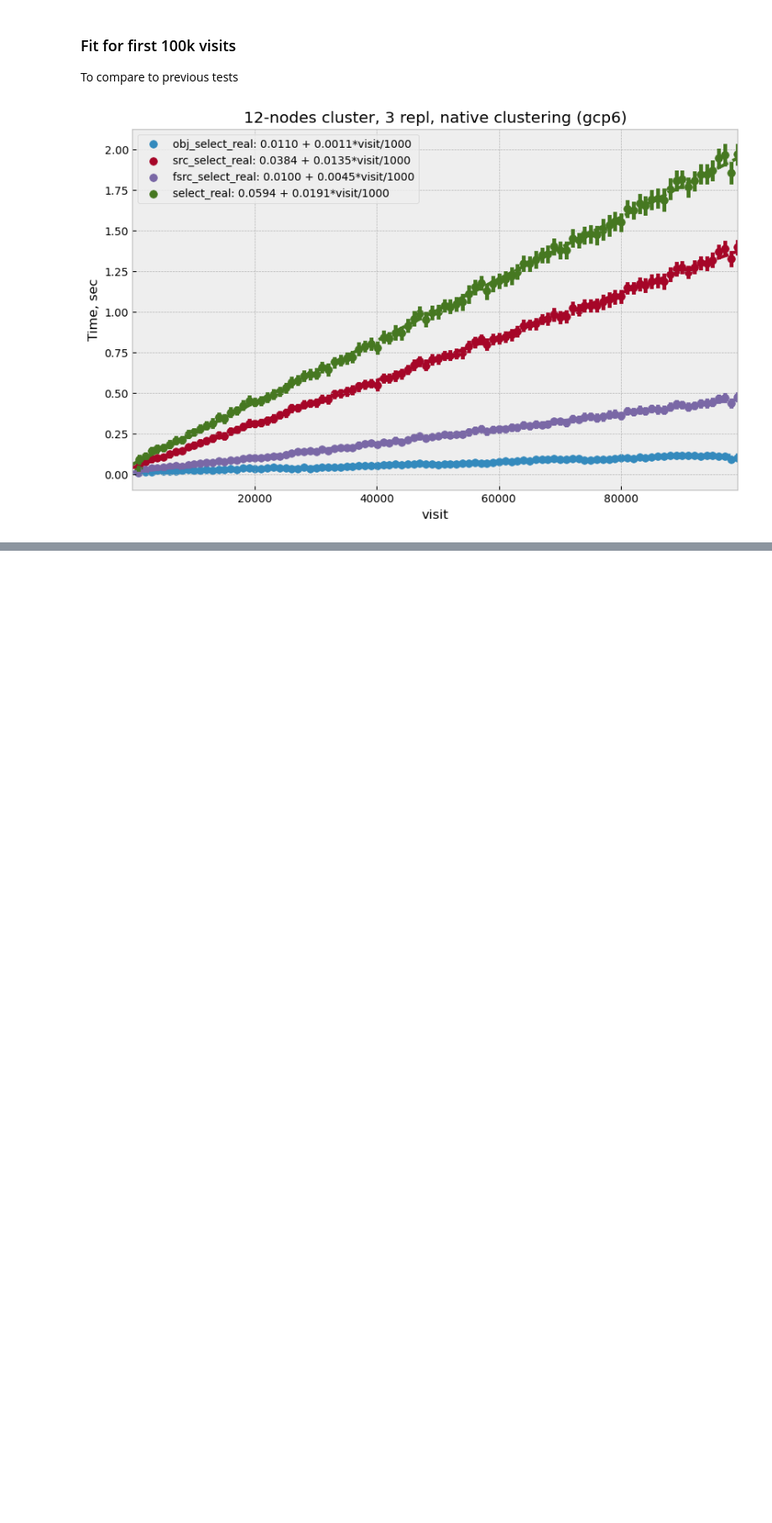
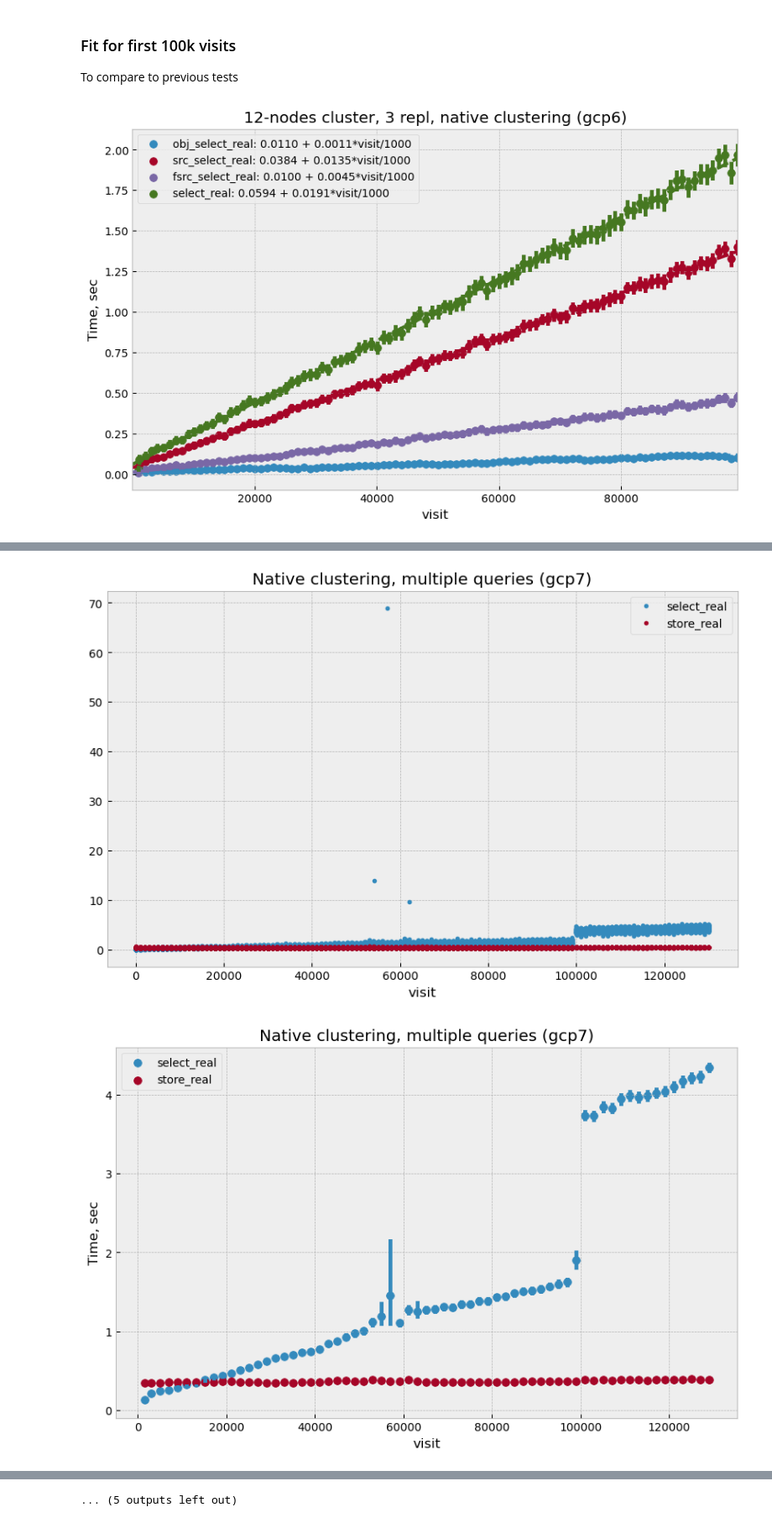
Before and after one commit to lsst-dm/l1dbproto-notebooks, a Jupyter notebook: DM-28522 GCP Cassandra native patitioning.ipynb, the cells around one changed output, grey strips where cells are left out. Shown at 84% size. Cells and saved outputs as stored; diff of their text form; code cells hidden in the pictures; blank space fills up the shorter version.

Commit message:
Update DM-28522 notebook with more data

```diff
--- a/DM-28522 GCP Cassandra native patitioning.ipynb
+++ b/DM-28522 GCP Cassandra native patitioning.ipynb
@@ -78,0 +87,25 @@ plots.plot_fit_times(df_cass[:9999], cols, fit_mode="poly", nbins=100, title=tit
+# %%
+data_files = [
+    "data/DM-28522/apdb-gcp-7-20210201T194937.csv.gz",
+    "data/DM-28522/apdb-gcp-7-20210202T043317.csv.gz",
+    "data/DM-28522/apdb-gcp-7-20210202T144813.csv.gz",
+    "data/DM-28522/apdb-gcp-7-20210202T165421.csv.gz",
+    "data/DM-28522/apdb-gcp-7-20210202T231213.csv.gz",
+    "data/DM-28522/apdb-gcp-7-20210203T043711.csv.gz",
+    "data/DM-28522/apdb-gcp-7-20210203T175733.csv.gz",
+    "data/DM-28522/apdb-gcp-7-20210204T010604.csv.gz",
+    "data/DM-28522/apdb-gcp-7-20210204T144509.csv.gz",
+]
+# %%
+frames = [plots._read_csv(file, filter_count=False)[0] for file in data_files]
+# %%
+df_cass = pd.concat(frames)
+del frames
+# strip visits that did not measure read time
+df_cass = df_cass[(df_cass.index % 1000) < 100]
+# %%
+title = "Native clustering, multiple queries (gcp7)"
+plots.do_plots_all(df_cass, title, bin=5000, plots=all_plots, whis=whiskers, fit_mode=None, fit_nbins=65);
+# %% [output]
+[figure, added]
+[figure, added]
@@ -78,0 +122 @@ plots.plot_fit_times(df_cass[:9999], cols, fit_mode="poly", nbins=100, title=tit
+... (5 outputs left out)
```
Also changed, not shown: parts of 7 cells of this notebook.
